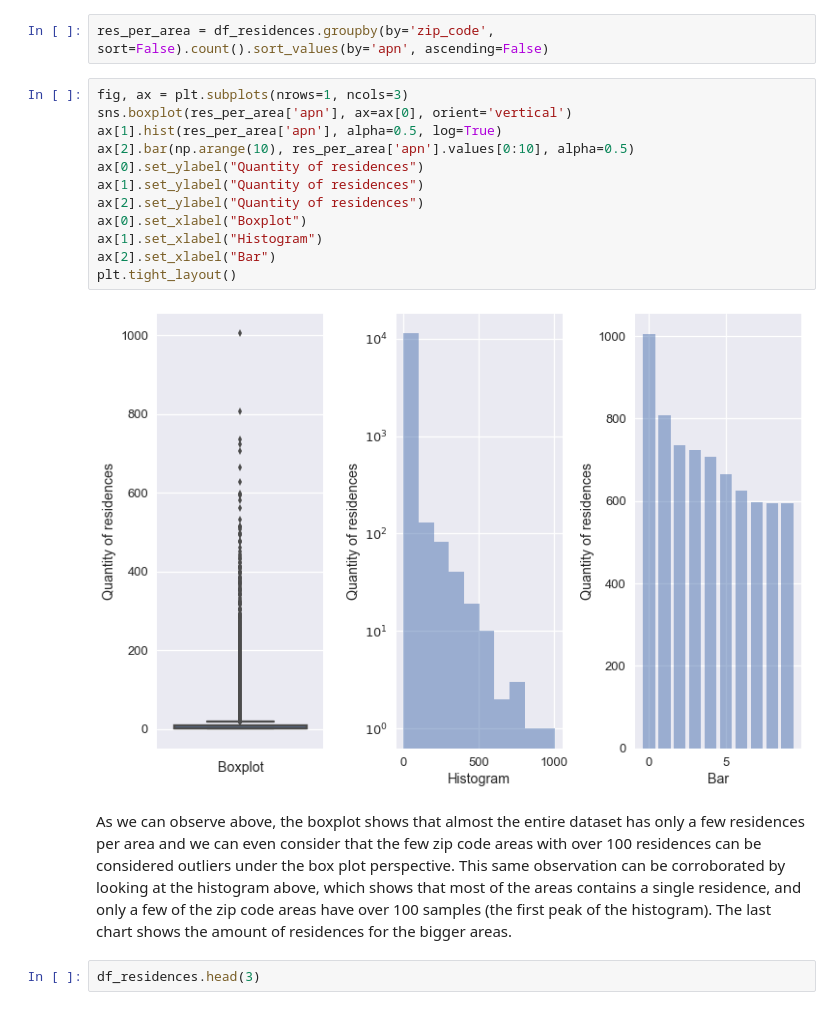
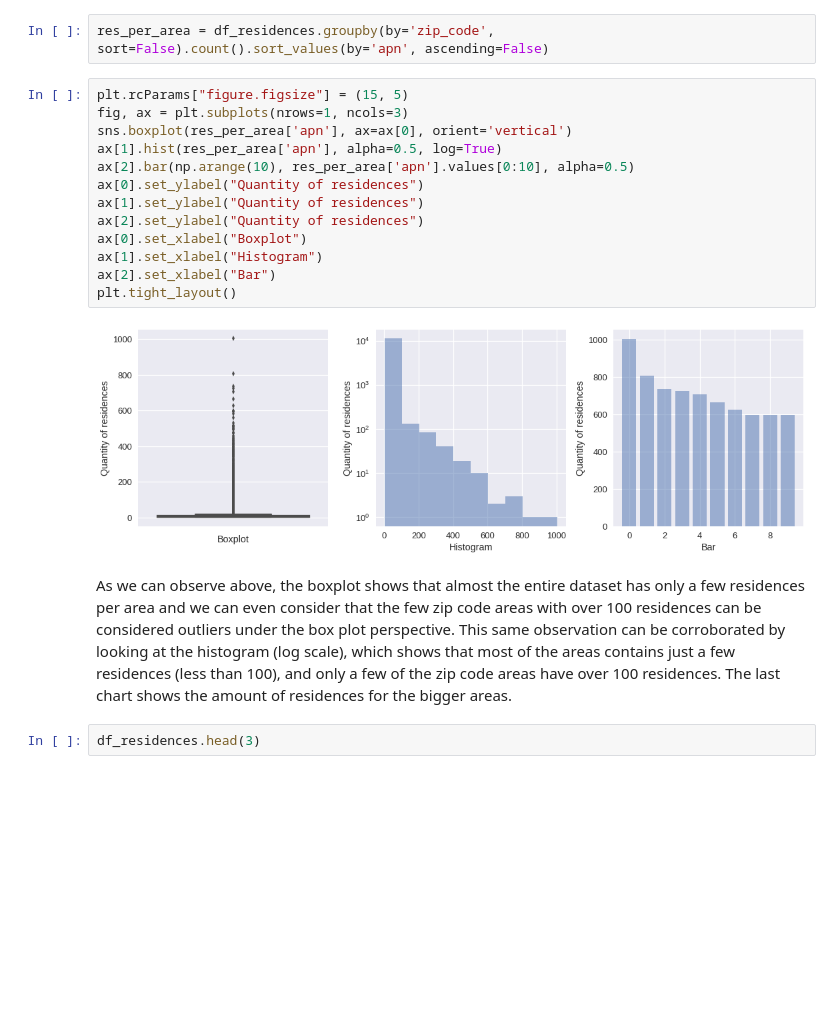
Before and after one commit to clebsonc/PricePrediction, a Jupyter notebook: PricePrediction.ipynb, the cells around one changed output. Cells and saved outputs as stored; diff of their text form; blank space fills up the shorter version.

```diff
--- a/PricePrediction.ipynb
+++ b/PricePrediction.ipynb
@@ -85,21 +85,22 @@ The first starting point is to just observe the behavior of the data with a box
 # %%
 res_per_area = df_residences.groupby(by='zip_code', sort=False).count().sort_values(by='apn', ascending=False)
 # %%
+plt.rcParams["figure.figsize"] = (15, 5)
 fig, ax = plt.subplots(nrows=1, ncols=3)
 sns.boxplot(res_per_area['apn'], ax=ax[0], orient='vertical')
 ax[1].hist(res_per_area['apn'], alpha=0.5, log=True)
 ax[2].bar(np.arange(10), res_per_area['apn'].values[0:10], alpha=0.5)
 ax[0].set_ylabel("Quantity of residences")
 ax[1].set_ylabel("Quantity of residences")
 ax[2].set_ylabel("Quantity of residences")
 ax[0].set_xlabel("Boxplot")
 ax[1].set_xlabel("Histogram")
 ax[2].set_xlabel("Bar")
 plt.tight_layout()
 # %% [output]
-[figure, old version]
+[figure, new version]
 # %% [markdown]
-As we can observe above, the boxplot shows that almost the entire dataset has only a few residences per area and we can even consider that the few zip code areas with over 100 residences can be considered outliers under the box plot perspective. This same observation can be corroborated by looking at the histogram above, which shows that most of the areas contains a single residence, and only a few of the zip code areas have over 100 samples (the first peak of the histogram). The last chart shows the amount of residences for the bigger areas.
+As we can observe above, the boxplot shows that almost the entire dataset has only a few residences per area and we can even consider that the few zip code areas with over 100 residences can be considered outliers under the box plot perspective. This same observation can be corroborated by looking at the histogram (log scale), which shows that most of the areas contains just a few residences (less than 100), and only a few of the zip code areas have over 100 residences. The last chart shows the amount of residences for the bigger areas.
 # %%
 df_residences.head(3)
 # %% [output]
```
Also changed, not shown: parts of 16 cells of this notebook.
